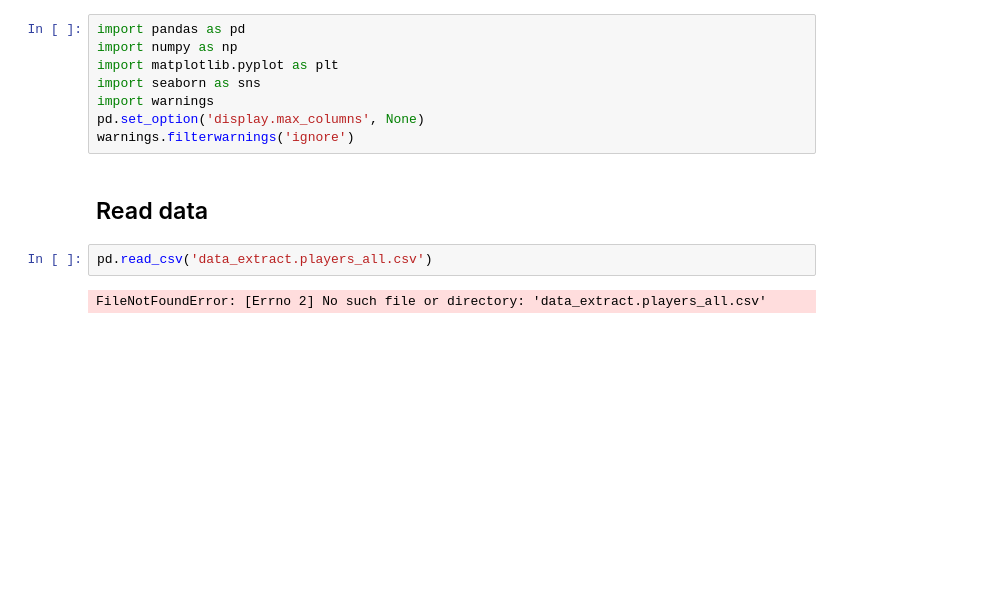
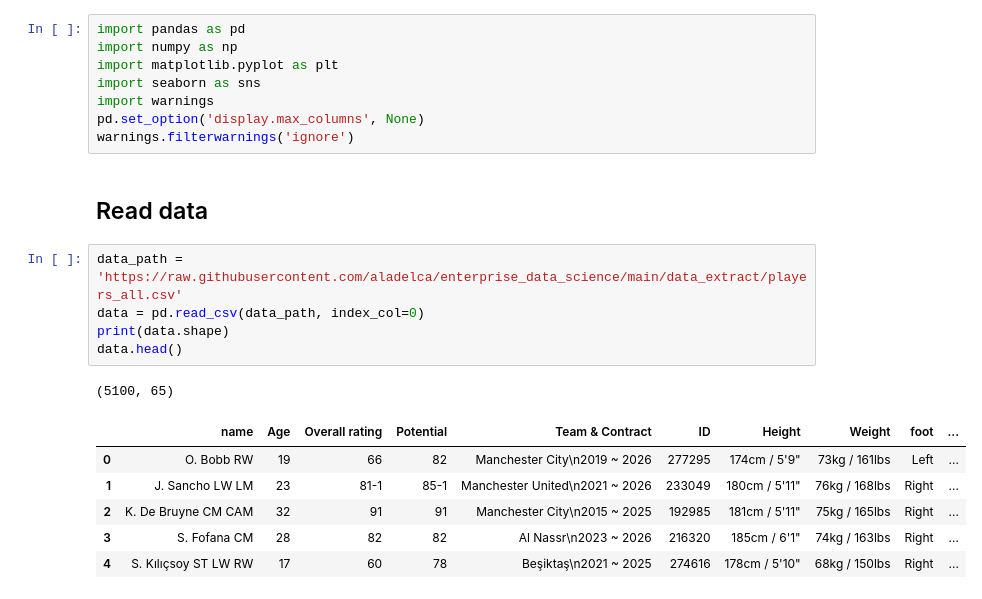
Before and after one commit to aladelca/enterprise_data_science, a Jupyter notebook: train/training.ipynb, the cells around one changed output. Cells and saved outputs as stored; diff of their text form; blank space fills up the shorter version.

```diff
--- a/train/training.ipynb
+++ b/train/training.ipynb
@@ -8,7 +8,16 @@ pd.set_option('display.max_columns', None)
 warnings.filterwarnings('ignore')
 # %% [markdown]
 ## Read data
-# %%
-pd.read_csv('data_extract.players_all.csv')
-# %% [output]
-FileNotFoundError: [Errno 2] No such file or directory: 'data_extract.players_all.csv'
+# %%
+data_path = 'https://raw.githubusercontent.com/aladelca/enterprise_data_science/main/data_extract/players_all.csv'
+data = pd.read_csv(data_path, index_col=0)
+print(data.shape)
+data.head()
+# %% [output]
+(5100, 65)
+|  | name | Age | Overall rating | Potential | Team & Contract | ID | Height | Weight | foot | ... |
+| 0 | O. Bobb RW | 19 | 66 | 82 | Manchester City\n2019 ~ 2026 | 277295 | 174cm / 5'9" | 73kg / 161lbs | Left | ... |
+| 1 | J. Sancho LW LM | 23 | 81-1 | 85-1 | Manchester United\n2021 ~ 2026 | 233049 | 180cm / 5'11" | 76kg / 168lbs | Right | ... |
+| 2 | K. De Bruyne CM CAM | 32 | 91 | 91 | Manchester City\n2015 ~ 2025 | 192985 | 181cm / 5'11" | 75kg / 165lbs | Right | ... |
+| 3 | S. Fofana CM | 28 | 82 | 82 | Al Nassr\n2023 ~ 2026 | 216320 | 185cm / 6'1" | 74kg / 163lbs | Right | ... |
+| 4 | S. Kılıçsoy ST LW RW | 17 | 60 | 78 | Beşiktaş\n2021 ~ 2025 | 274616 | 178cm / 5'10" | 68kg / 150lbs | Right | ... |
```
Also changed, not shown: parts of 1 cell of this notebook, 1 other file.
